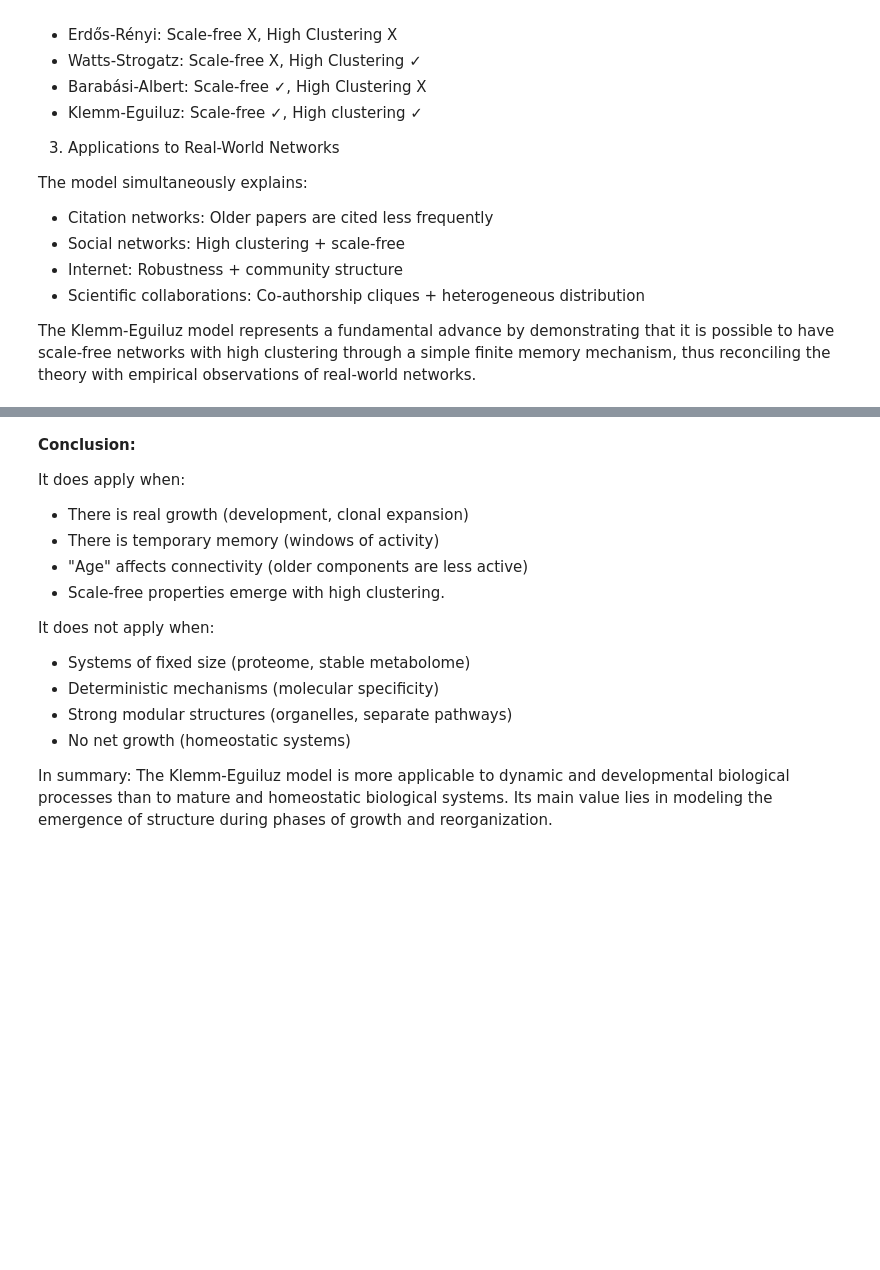
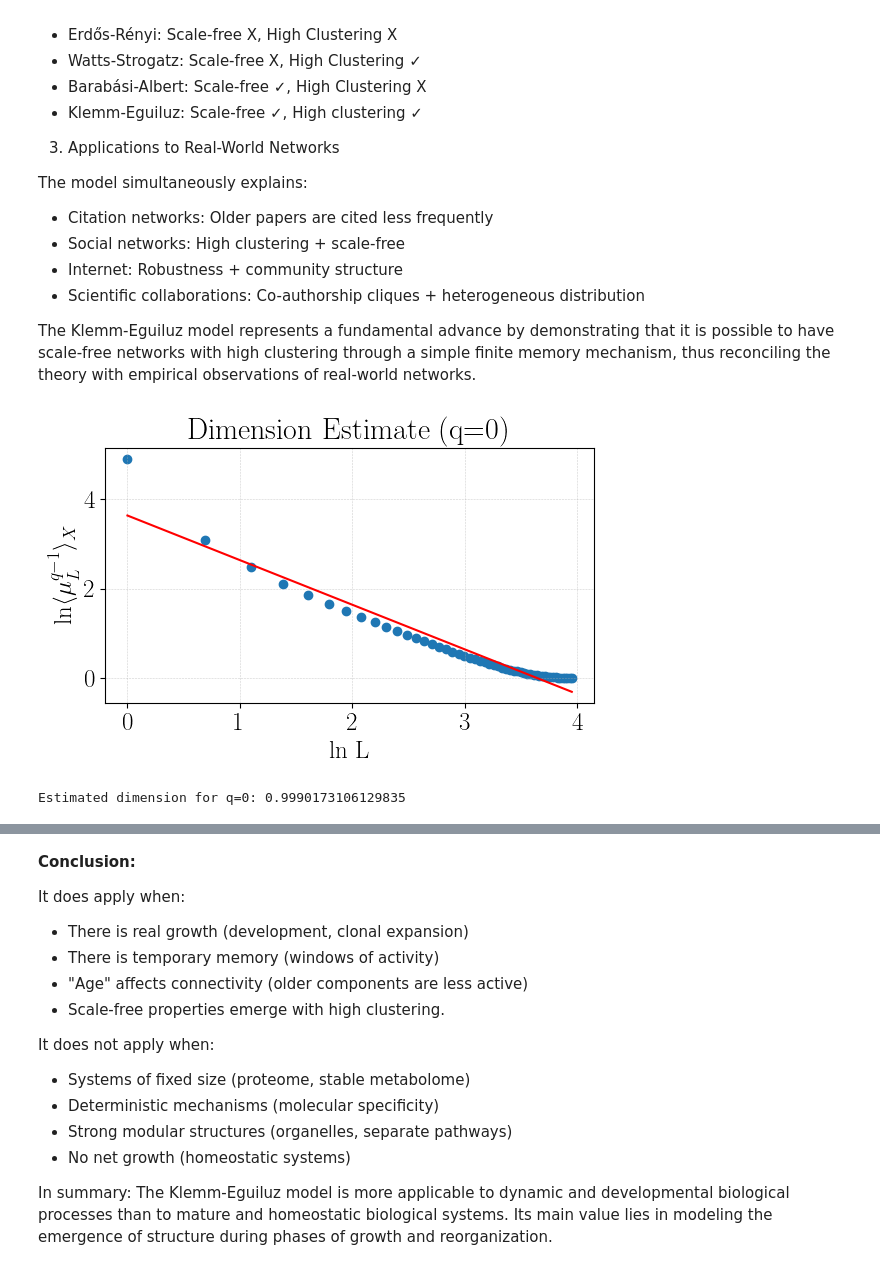
Before and after one commit to ikerbenidorm/structured-scale-free-networks, a Jupyter notebook: notebooks/main_draft.ipynb, the cells around one changed output, grey strips where cells are left out. Drawn from its saved outputs; the diff is of its cells as text; code cells hidden in the pictures; blank space fills up the shorter version.

Commit message:
Update dimensions function

```diff
--- a/notebooks/main_draft.ipynb
+++ b/notebooks/main_draft.ipynb
@@ -458,3 +475,16 @@ The model simultaneously explains:
 - Scientific collaborations: Co-authorship cliques + heterogeneous distribution
 
 The Klemm-Eguiluz model represents a fundamental advance by demonstrating that it is possible to have scale-free networks with high clustering through a simple finite memory mechanism, thus reconciling the theory with empirical observations of real-world networks.
+# %%
+G = src.hc_scale_free_graph(1000, m=5, a=5, directed=False, seed=12345)
+
+diameter = nx.diameter(G)
+# %%
+q = 0
+
+dimension_value = src.fit_dimension(G, diameter, q=q)
+
+print(f"Estimated dimension for q={q}: {dimension_value}")
+# %% [output]
+[figure, added]
+Estimated dimension for q=0: 0.9990173106129835
```
Also changed, not shown: parts of 5 cells of this notebook, 1 other file.
